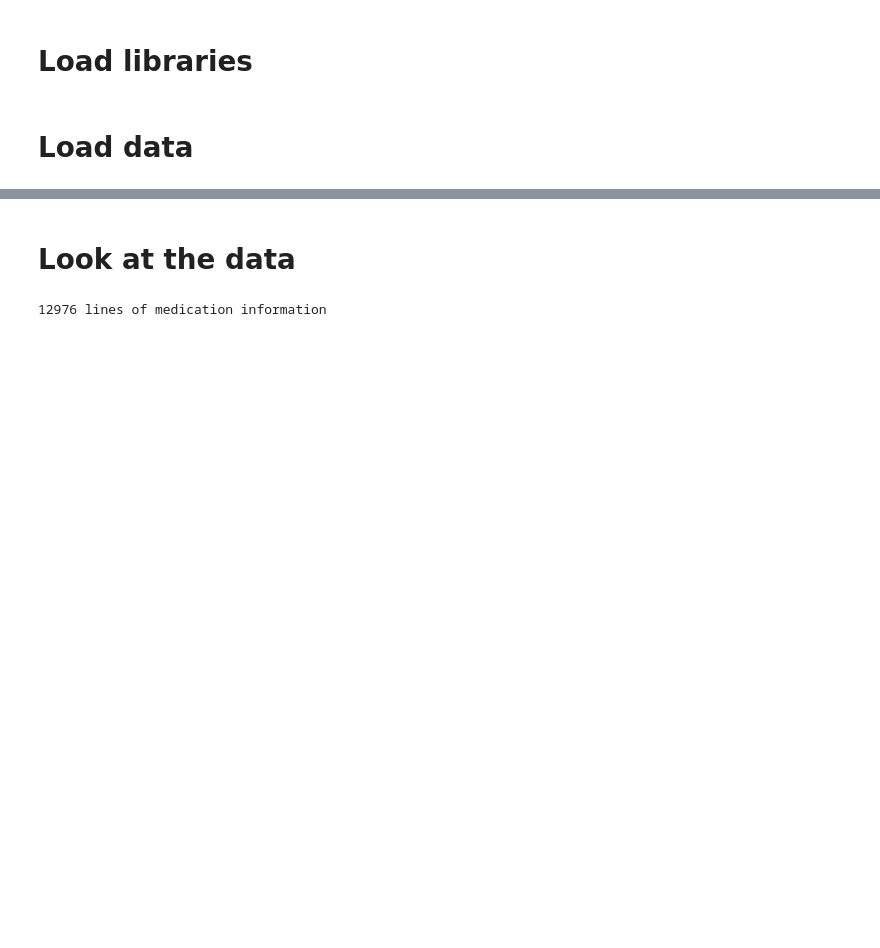
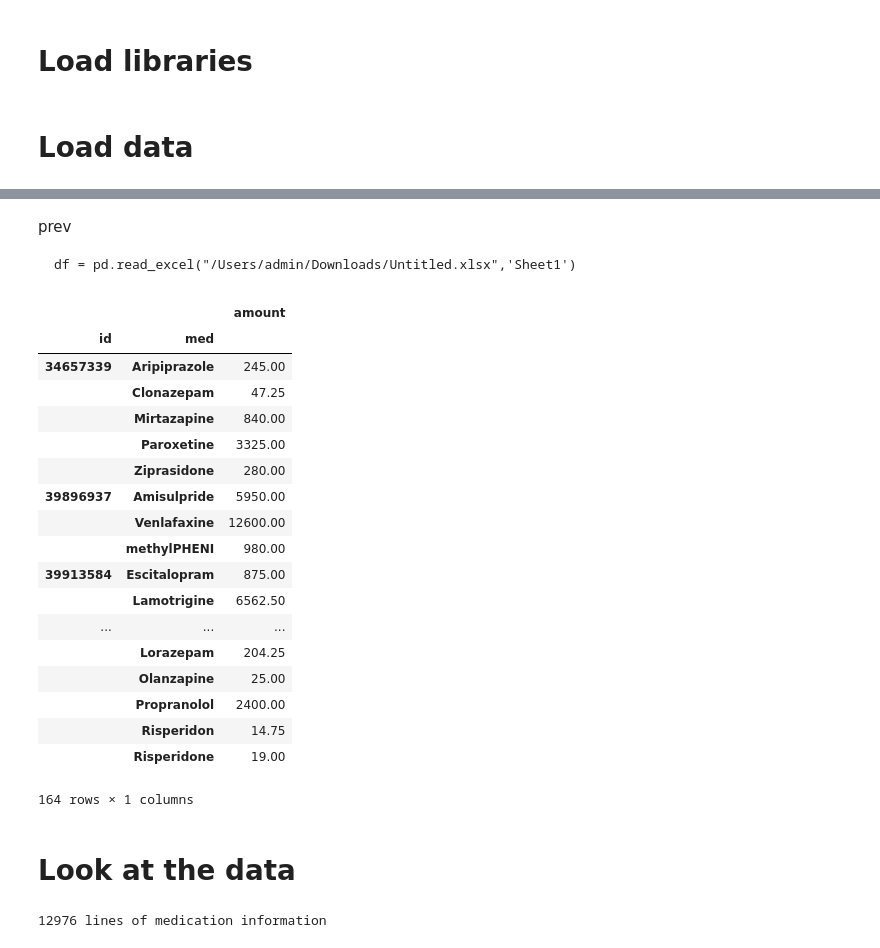
Before and after one commit to kcho/dki.github.io, a Jupyter notebook: pandas_practice.ipynb, the cells around one changed output, grey strips where cells are left out. Drawn from its saved outputs; the diff is of its cells as text; code cells hidden in the pictures; blank space fills up the shorter version.

```diff
--- a/pandas_practice.ipynb
+++ b/pandas_practice.ipynb
@@ -6,4 +6,4 @@ import numpy as np
 # %% [markdown]
 # Load data
 # %%
-df = pd.read_excel("/Users/admin/Downloads/Untitled.xlsx",'Sheet1')
+df = pd.read_excel("/Users/admin/Downloads/med_remit.xlsx",'Sheet1')
@@ -9,0 +19,26 @@ df = pd.read_excel("/Users/admin/Downloads/Untitled.xlsx",'Sheet1')
+# %% [markdown]
+prev
+
+    df = pd.read_excel("/Users/admin/Downloads/Untitled.xlsx",'Sheet1')
+# %%
+prac = df.groupby(['id','med'])
+# %% [output]
+|  |  | amount |
+| id | med |  |
+| 34657339 | Aripiprazole | 245.00 |
+|  | Clonazepam | 47.25 |
+|  | Mirtazapine | 840.00 |
+|  | Paroxetine | 3325.00 |
+|  | Ziprasidone | 280.00 |
+| 39896937 | Amisulpride | 5950.00 |
+|  | Venlafaxine | 12600.00 |
+|  | methylPHENI | 980.00 |
+| 39913584 | Escitalopram | 875.00 |
+|  | Lamotrigine | 6562.50 |
+| ... | ... | ... |
+|  | Lorazepam | 204.25 |
+|  | Olanzapine | 25.00 |
+|  | Propranolol | 2400.00 |
+|  | Risperidon | 14.75 |
+|  | Risperidone | 19.00 |
+164 rows × 1 columns
```
Also changed, not shown: parts of 4 cells of this notebook, 9 other files.
